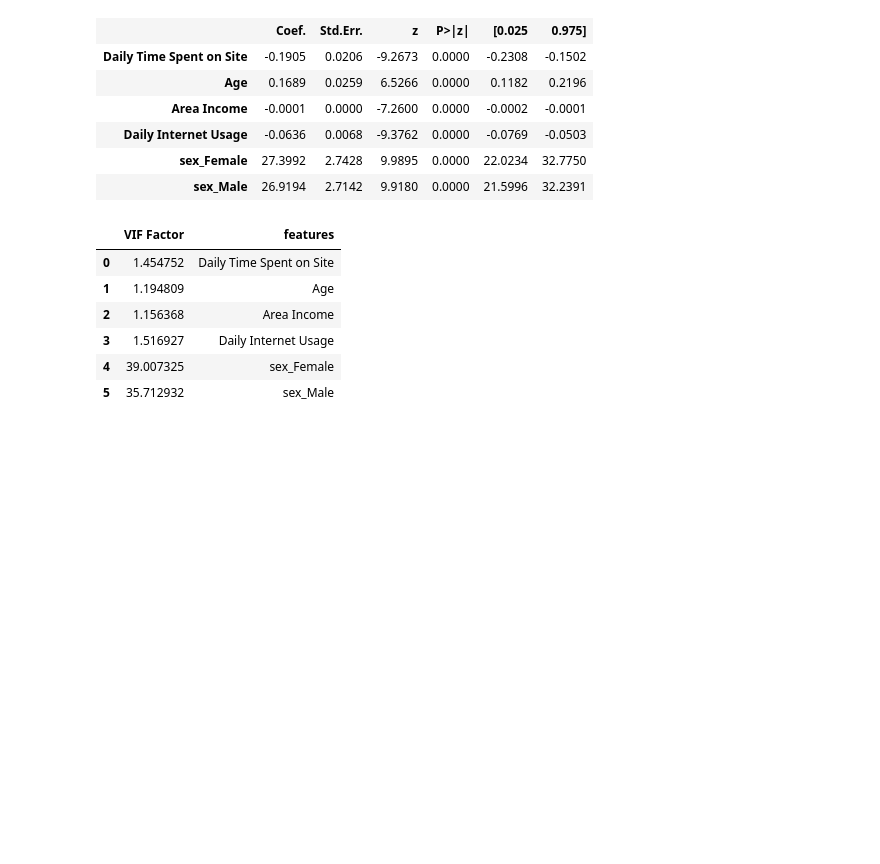
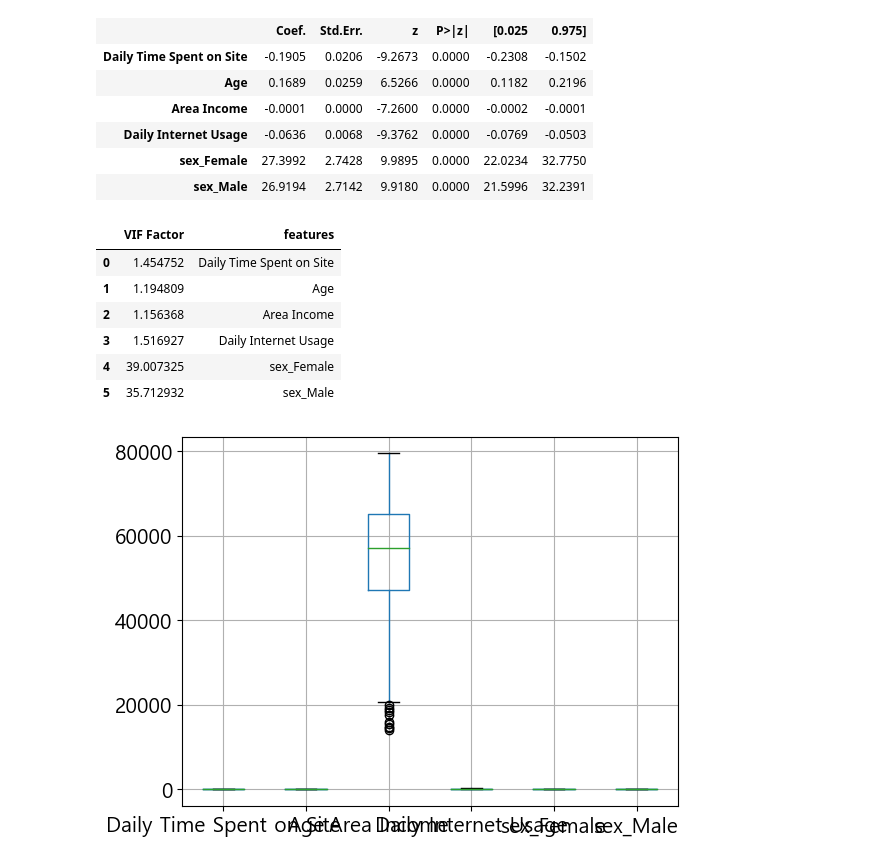
Before and after one commit to HyunJW/Advertisement, a Jupyter notebook: 광고클릭분석.ipynb, the cells around one changed output. Saved outputs shown, nothing was run; the diff lists cells and outputs as text; code cells hidden in the pictures; blank space fills up the shorter version.

```diff
--- a/광고클릭분석.ipynb
+++ b/광고클릭분석.ipynb
@@ -127,3 +142,9 @@ vif
 | 3 | 1.516927 | Daily Internet Usage |
 | 4 | 39.007325 | sex_Female |
 | 5 | 35.712932 | sex_Male |
+# %%
+#스케일링 전 박스 플롯
+X.boxplot()
+plt.show()
+# %% [output]
+[figure, added]
```
Also changed, not shown: parts of 42 cells of this notebook.
